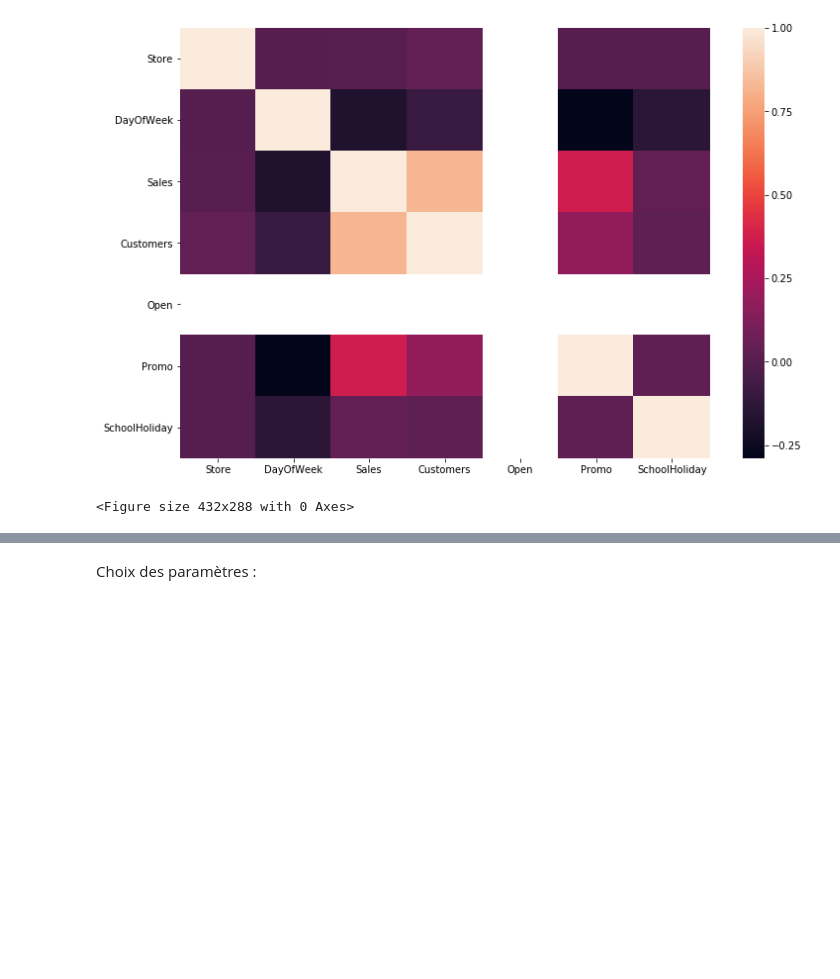
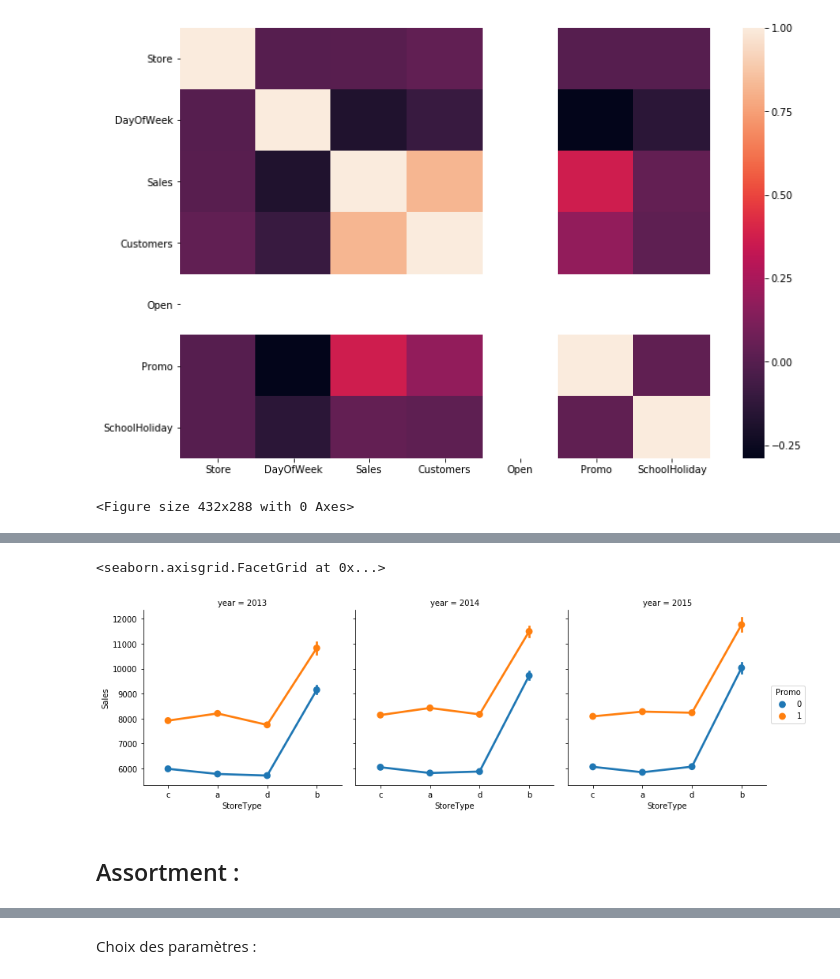
Before and after one commit to yasserbekkali/projetBD, a Jupyter notebook: Projet_WaveStone.ipynb, the cells around one changed output, grey strips where cells are left out. Saved outputs shown, nothing was run; the diff lists cells and outputs as text; code cells hidden in the pictures; blank space fills up the shorter version.

```diff
--- a/Projet_WaveStone.ipynb
+++ b/Projet_WaveStone.ipynb
@@ -271,0 +229,8 @@ plt.show()
+# %%
+
+sns.factorplot(data = dts, x ="StoreType", y = "Sales",
+                hue='Promo', col='year'
+              ,sharex=False)
+# %% [output]
+<seaborn.axisgrid.FacetGrid at 0x...>
+[figure, added]
@@ -271,0 +246,2 @@ plt.show()
+# %% [markdown]
+## Assortment :
```
Also changed, not shown: parts of 22 cells of this notebook.
